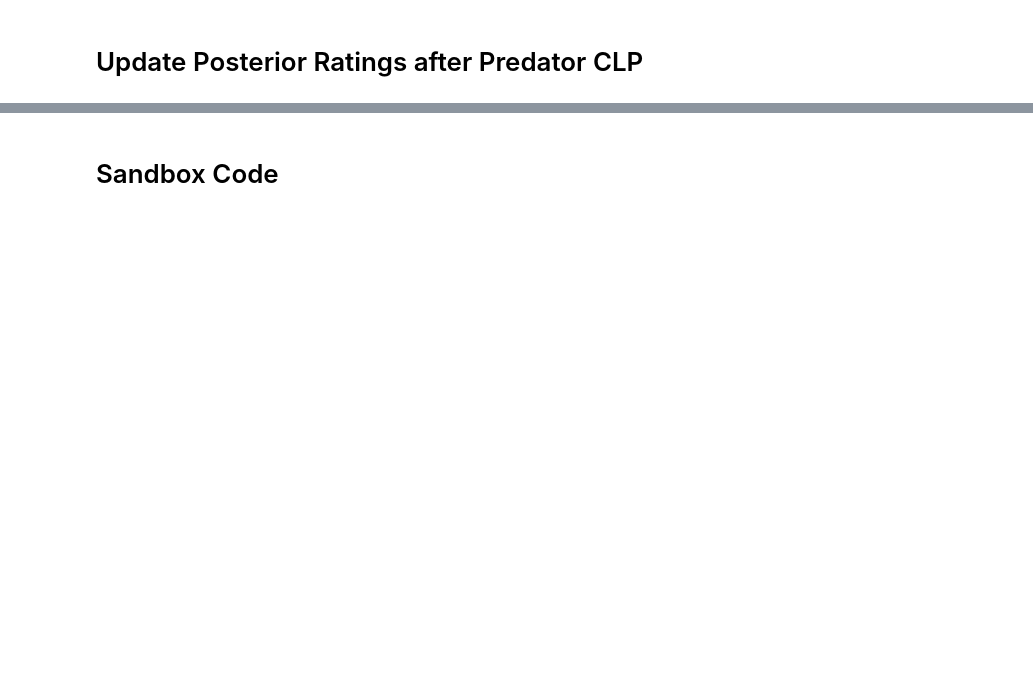
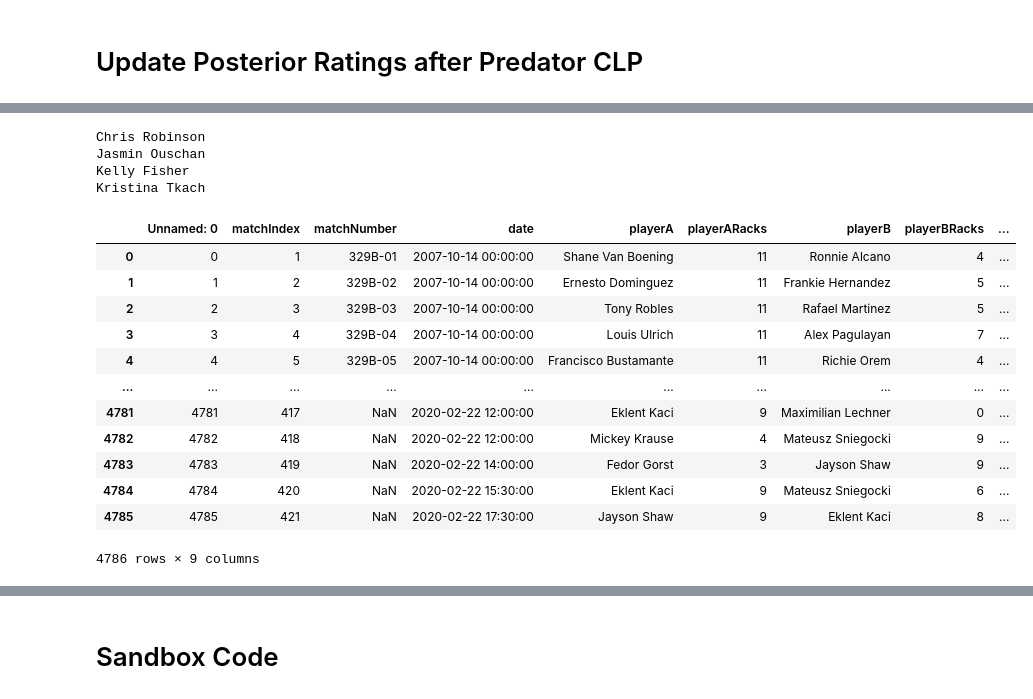
Before and after one commit to sethbilliau/SportsAnalytics, a Jupyter notebook: final/pool.ipynb, the cells around one changed output, grey strips where cells are left out. Drawn from its saved outputs; the diff is of its cells as text; code cells hidden in the pictures; blank space fills up the shorter version.

```diff
--- a/final/pool.ipynb
+++ b/final/pool.ipynb
@@ -377,0 +651,36 @@ posterior_ratings.sort_values(by = "ratings", ascending = False)
+# %%
+# init = pd.DataFrame(np.zeros_like(allratings), index = allratings.index).rename(columns={0:'ratings'})
+playersgreaterthan10 = players.value_counts()[players.value_counts() > 10]
+
+playergamedictionary = {}
+
+players.value_counts().index.unique()
+
+for i in players.value_counts()[players.value_counts() <= 10].index.unique():
+    if i in list(CLPratings.index):
+        print(i)
+        pass
+    else:
+        playergamedictionary[i] = "Player " + str(players.value_counts()[players.value_counts().index == i][0])
+
+playergamedictionary
+fulldf_version = fulldf.copy()
+fulldf_version
+# %% [output]
+Chris Robinson
+Jasmin Ouschan
+Kelly Fisher
+Kristina Tkach
+|  | Unnamed: 0 | matchIndex | matchNumber | date | playerA | playerARacks | playerB | playerBRacks | ... |
+| 0 | 0 | 1 | 329B-01 | 2007-10-14 00:00:00 | Shane Van Boening | 11 | Ronnie Alcano | 4 | ... |
+| 1 | 1 | 2 | 329B-02 | 2007-10-14 00:00:00 | Ernesto Dominguez | 11 | Frankie Hernandez | 5 | ... |
+| 2 | 2 | 3 | 329B-03 | 2007-10-14 00:00:00 | Tony Robles | 11 | Rafael Martinez | 5 | ... |
+| 3 | 3 | 4 | 329B-04 | 2007-10-14 00:00:00 | Louis Ulrich | 11 | Alex Pagulayan | 7 | ... |
+| 4 | 4 | 5 | 329B-05 | 2007-10-14 00:00:00 | Francisco Bustamante | 11 | Richie Orem | 4 | ... |
+| ... | ... | ... | ... | ... | ... | ... | ... | ... | ... |
+| 4781 | 4781 | 417 | NaN | 2020-02-22 12:00:00 | Eklent Kaci | 9 | Maximilian Lechner | 0 | ... |
+| 4782 | 4782 | 418 | NaN | 2020-02-22 12:00:00 | Mickey Krause | 4 | Mateusz Sniegocki | 9 | ... |
+| 4783 | 4783 | 419 | NaN | 2020-02-22 14:00:00 | Fedor Gorst | 3 | Jayson Shaw | 9 | ... |
+| 4784 | 4784 | 420 | NaN | 2020-02-22 15:30:00 | Eklent Kaci | 9 | Mateusz Sniegocki | 6 | ... |
+| 4785 | 4785 | 421 | NaN | 2020-02-22 17:30:00 | Jayson Shaw | 9 | Eklent Kaci | 8 | ... |
+4786 rows × 9 columns
```
Also changed, not shown: parts of 36 cells of this notebook, 3 other files.
